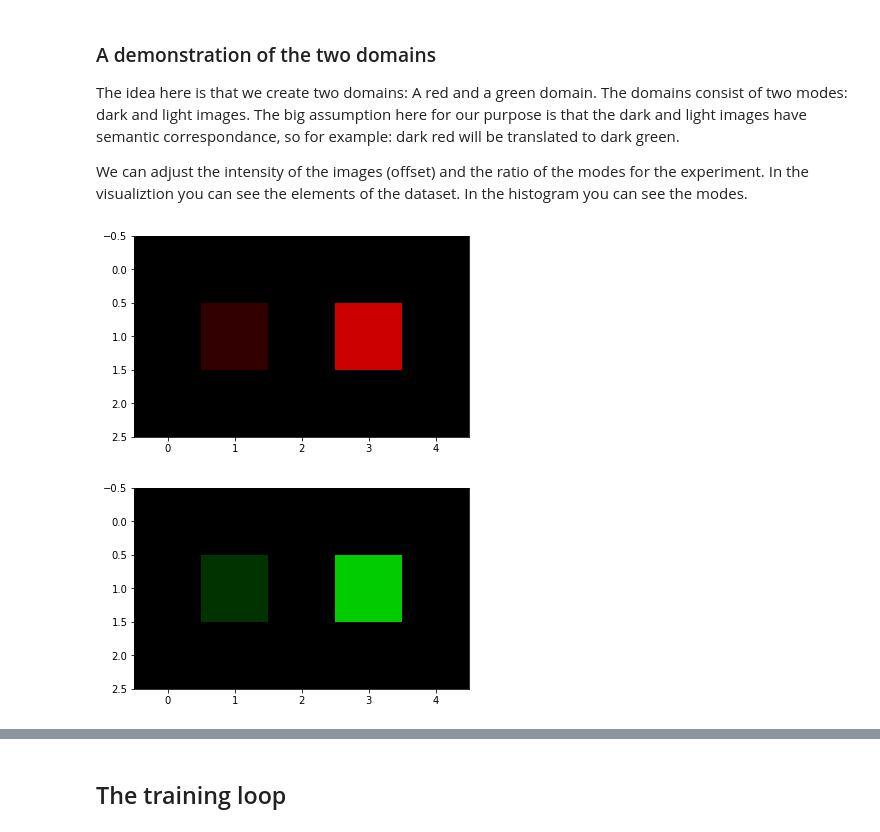
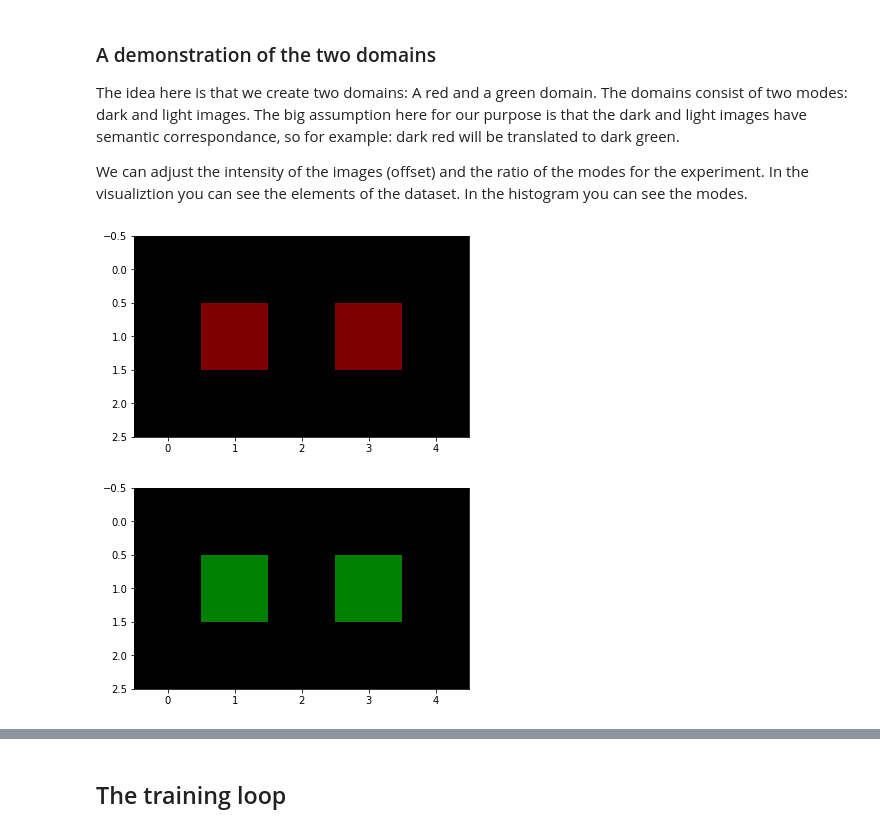
Before and after one commit to MichelleAppel/distribution-aware-image-to-image-translation, a Jupyter notebook: importance_sampling/toy_example_without_importances.ipynb, the cells around one changed output, grey strips where cells are left out. Drawn from its saved outputs; the diff is of its cells as text; code cells hidden in the pictures.

```diff
--- a/importance_sampling/toy_example_without_importances.ipynb
+++ b/importance_sampling/toy_example_without_importances.ipynb
@@ -116,24 +116,24 @@ The idea here is that we create two domains: A red and a green domain. The domai
 We can adjust the intensity of the images (offset) and the ratio of the modes for the experiment. In the visualiztion you can see the elements of the dataset. In the histogram you can see the modes.
 # %%
 # Settings for domain A (red)
-offset_A = 0.2
+offset_A = 0.5
 ratio_A = 0.5
 color_A = 0
 dataset_A = ColorDataset(offset=offset_A, ratio=ratio_A, color=color_A)
 dataloader_A = DataLoader(dataset_A, batch_size=256, shuffle=True)
 
 # Settings for domain B (green)
-offset_B = 0.2
+offset_B = 0.5
 ratio_B = 0.5
 color_B = 1
 dataset_B = ColorDataset(offset=offset_B, ratio=ratio_B, color=color_B)
 dataloader_B = DataLoader(dataset_B, batch_size=256, shuffle=True)
 
 visualize_img_batch(dataset_A.example_imgs)
 visualize_img_batch(dataset_B.example_imgs)
 # %% [output]
-[figure, old version]
+[figure, new version]
-[figure, old version]
+[figure, new version]
 # %%
 def plot_hist(data):
     data = data.view(3, -1).sum(0)
```
Also changed, not shown: parts of 7 cells of this notebook, 2 other files.
